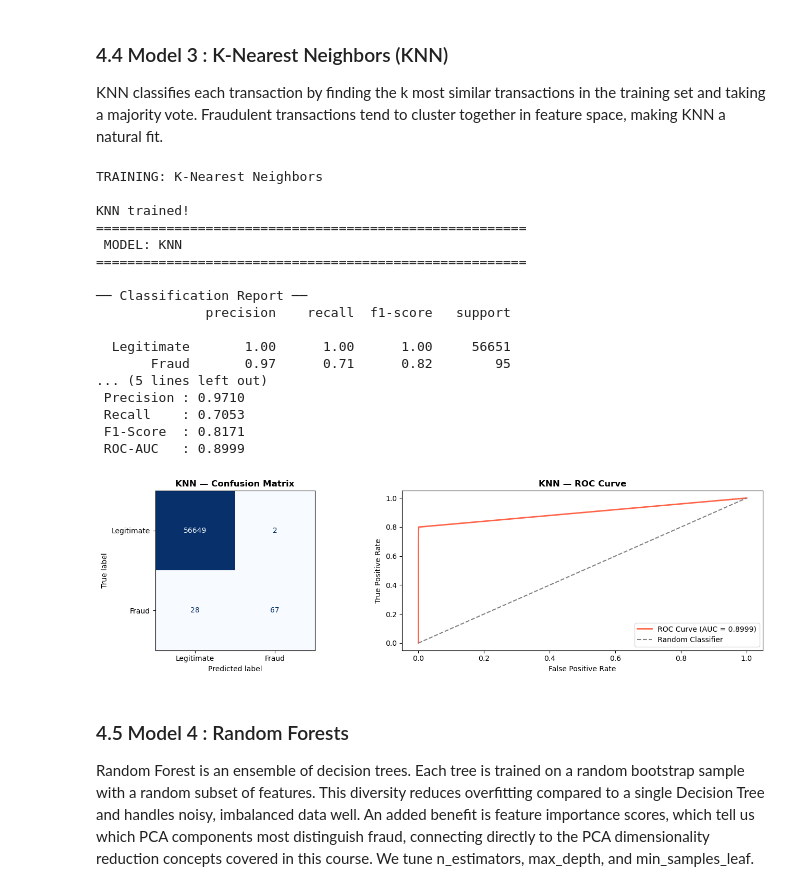
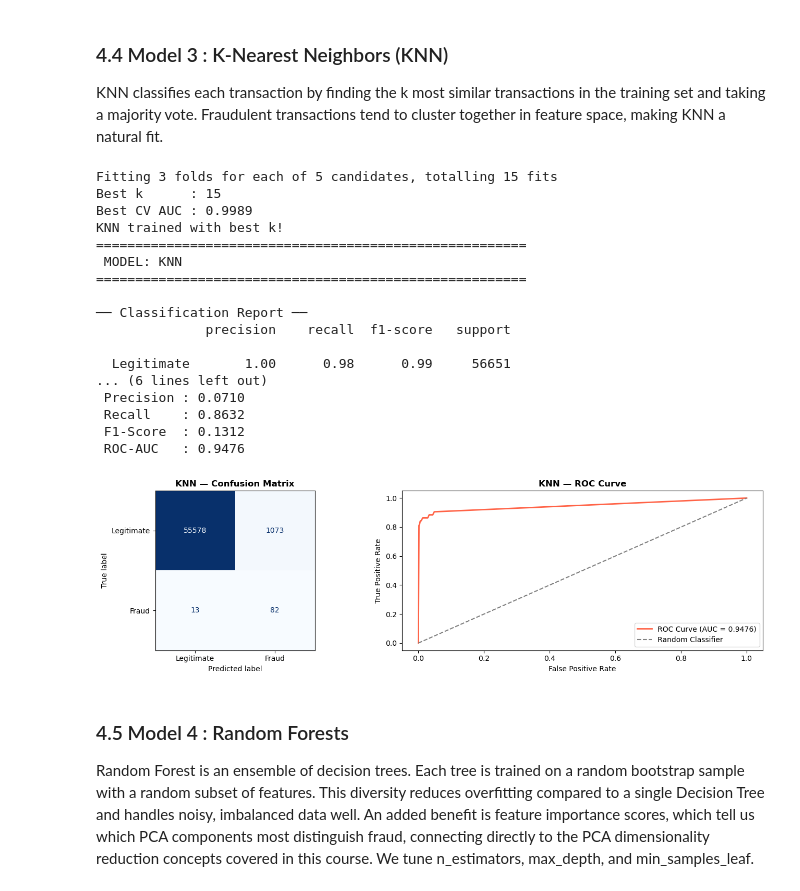
Before and after one commit to prekshapraveen2502/Credit-Card-Fraud-Detection, a Jupyter notebook: notebook/Team 5 Credit Card Fraud Detection.ipynb, the cells around one changed output. Drawn from its saved outputs; the diff is of its cells as text; code cells hidden in the pictures.

Commit message:
updated code by using GridSearchCV in Decision Tree, Random Forest and KNN

```diff
--- a/notebook/Team 5 Credit Card Fraud Detection.ipynb
+++ b/notebook/Team 5 Credit Card Fraud Detection.ipynb
@@ -690,42 +725,63 @@ weighted avg       1.00      0.97      0.98     56746
 KNN classifies each transaction by finding the k most similar transactions in the training set and taking a majority vote. Fraudulent transactions tend to cluster together in feature space, making KNN a natural fit.
 # %%
 from sklearn.neighbors import KNeighborsClassifier
+from sklearn.model_selection import train_test_split as tts
 
-print("TRAINING: K-Nearest Neighbors")
+# Step 1: take 10% sample just for tuning
+# KNN is the slowest model so even 10% is enough to find best k
+X_tune_knn, _, y_tune_knn, _ = tts(
+    X_train_sm, y_train_sm,
+    train_size=0.1, random_state=42, stratify=y_train_sm
+)
 
-# KNN trained on pre-SMOTE data — KNN is a lazy learner that stores
-# all training points, making it extremely slow on 450K SMOTE rows.
-# Training on the original data is computationally feasible and still
-# valid since KNN naturally handles imbalance via local neighborhood voting.
+# Step 2: parameter grid
+knn_params = {
+    'n_neighbors': [3, 5, 7, 11, 15]
+}
+
+# Step 3: GridSearchCV on sample
+knn_cv = GridSearchCV(
+    KNeighborsClassifier(metric='euclidean', n_jobs=-1),
+    knn_params, scoring='roc_auc',
+    cv=3, verbose=1, n_jobs=-1
+)
+knn_cv.fit(X_tune_knn, y_tune_knn)
+
+best_k = knn_cv.best_params_['n_neighbors']
+print(f"Best k      : {best_k}")
+print(f"Best CV AUC : {knn_cv.best_score_:.4f}")
+
+# Step 4: train final KNN on the tuning sample
+# (KNN on 450K rows is too slow even for prediction)
 knn = KNeighborsClassifier(
-    n_neighbors=5,
+    n_neighbors=best_k,
     metric='euclidean',
     n_jobs=-1
 )
-knn.fit(X_train, y_train)  # original data, not SMOTE
-print("\nKNN trained!")
+knn.fit(X_tune_knn, y_tune_knn)
+print("KNN trained with best k!")
 
 knn_results = evaluate_model("KNN", knn, X_test, y_test)
 comparison_results.append(knn_results)
 # %% [output]
-TRAINING: K-Nearest Neighbors
-
-KNN trained!
+Fitting 3 folds for each of 5 candidates, totalling 15 fits
+Best k      : 15
+Best CV AUC : 0.9989
+KNN trained with best k!
 =======================================================
  MODEL: KNN
 =======================================================
 
 ── Classification Report ──
               precision    recall  f1-score   support
 
-  Legitimate       1.00      1.00      1.00     56651
-       Fraud       0.97      0.71      0.82        95
-... (5 lines left out)
- Precision : 0.9710
- Recall    : 0.7053
- F1-Score  : 0.8171
- ROC-AUC   : 0.8999
+  Legitimate       1.00      0.98      0.99     56651
+... (6 lines left out)
+ Precision : 0.0710
+ Recall    : 0.8632
+ F1-Score  : 0.1312
+ ROC-AUC   : 0.9476
-[figure, old version]
+[figure, new version]
 # %% [markdown]
 ### 4.5 Model 4 : Random Forests
 Random Forest is an ensemble of decision trees. Each tree is trained on a random bootstrap sample with a random subset of features. This diversity reduces overfitting compared to a single Decision Tree and handles noisy, imbalanced data well. An added benefit is feature importance scores, which tell us which PCA components most distinguish fraud, connecting directly to the PCA dimensionality reduction concepts covered in this course. We tune n_estimators, max_depth, and min_samples_leaf.
```
Also changed, not shown: parts of 6 cells of this notebook, 1 other file.
